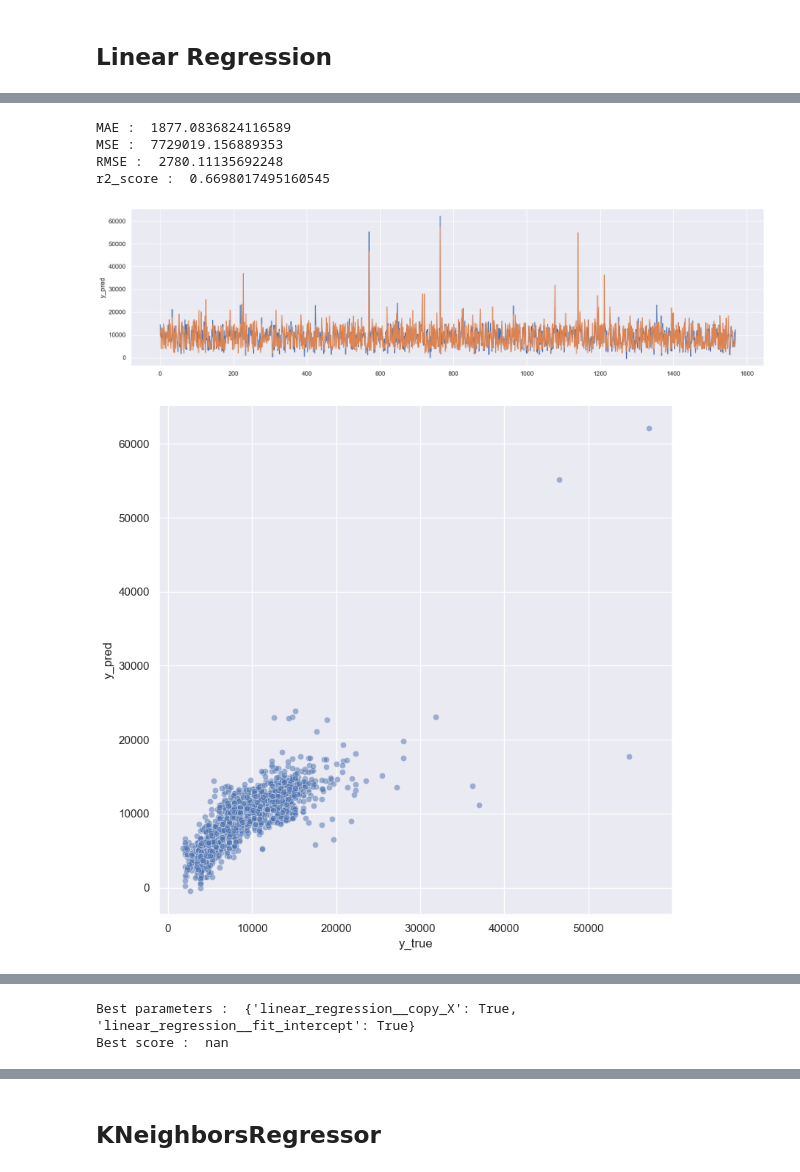
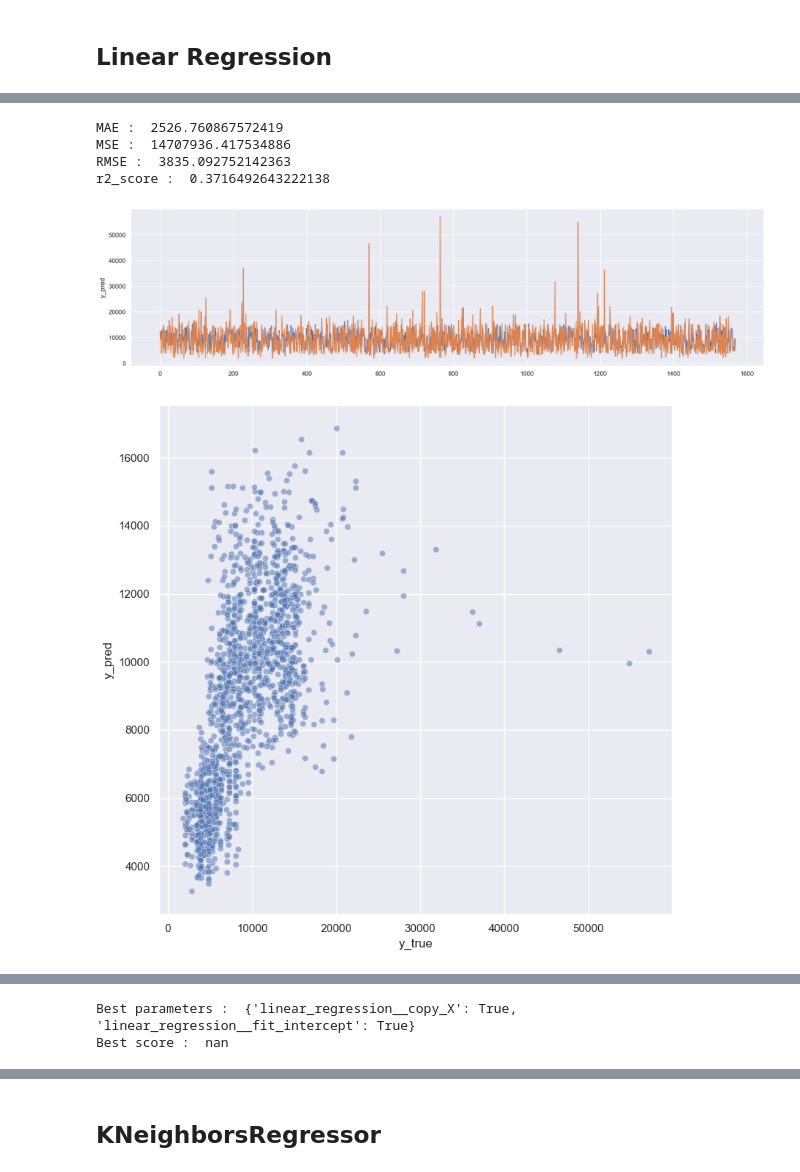
Before and after one commit to pinilDissanayaka/Flight-fare-Prediction, a Jupyter notebook: Notebook/Flight fare Prediction.ipynb, the cells around one changed output, grey strips where cells are left out. Drawn from its saved outputs; the diff is of its cells as text; code cells hidden in the pictures.

```diff
--- a/Notebook/Flight fare Prediction.ipynb
+++ b/Notebook/Flight fare Prediction.ipynb
@@ -556,0 +584,7 @@ Pipeline(steps=[('One_Hot',
+# %%
+preprocessor_pipe = ColumnTransformer([
+   ( "Numeric", num_pipe, num_col),
+    ("Catogarical", cat_pipe, cat_col)
+])
+
+preprocessor_pipe
@@ -556,0 +608,8 @@ Pipeline(steps=[('One_Hot',
+# %%
+preprocessor_pipe1 = Pipeline(steps = [
+    ('preprocessor_pipe', preprocessor_pipe),
+    ('VarianceThreshold' , VarianceThreshold(threshold = 0.1)),
+    ('pca' , PCA(0.95))
+])
+
+preprocessor_pipe1
@@ -601,12 +681,12 @@ def model_training(model, x_train, y_train, x_test, y_test, params):
     print("Best parameters : ", grid_search.best_params_)
     print("Best score : ", grid_search.best_score_)
 
-    return grid_search.best_estimator_, error_df
+    return grid_search.best_estimator_, error_df, grid_search
 # %% [markdown]
 ## Linear Regression
 # %%
 lr = Pipeline(steps = [
-    ('preprocessor_pipe' , preprocessor_pipe),
+    ('preprocessor_pipe1' , preprocessor_pipe1),
     ('linear_regression', LinearRegression())
 ])
 
@@ -627,11 +715,11 @@ param_grid = {
     'linear_regression__copy_X' : [True, False]
 }
 # %%
-lr_best_estimater, lr_error_df = model_training(lr, x_train, y_train, x_test, y_test, param_grid)
+lr_best_estimater, lr_error_df, modelgrid = model_training(lr, x_train, y_train, x_test, y_test, param_grid)
 # %% [output]
-MAE :  1877.0836824116589
-MSE :  7729019.156889353
-RMSE :  2780.11135692248
-r2_score :  0.6698017495160545
+MAE :  2526.760867572419
+MSE :  14707936.417534886
+RMSE :  3835.092752142363
+r2_score :  0.3716492643222138
-[figure, old version]
+[figure, new version]
-[figure, old version]
+[figure, new version]
```
Also changed, not shown: parts of 24 cells of this notebook, 3 other files.
